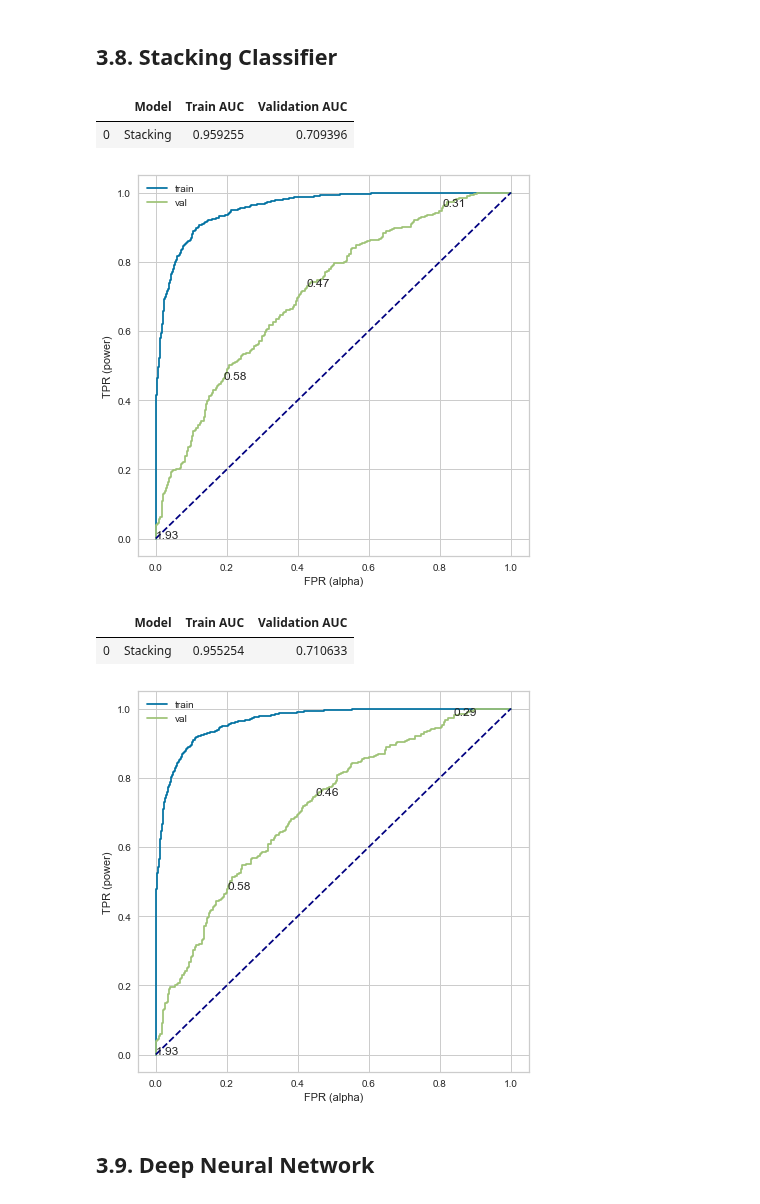
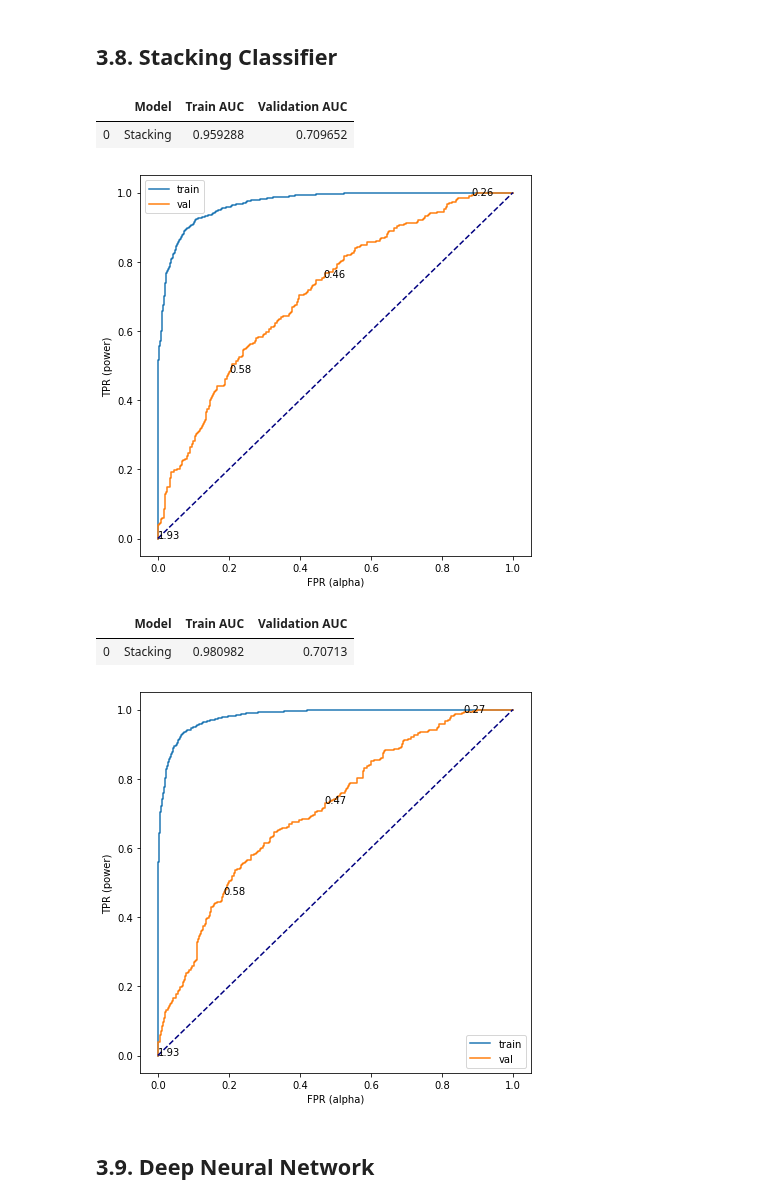
Before and after one commit to ravimalde/ufc_fight_predictor, a Jupyter notebook: modelling.ipynb, the cells around one changed output. Cells and saved outputs as stored; diff of their text form; code cells hidden in the pictures.

```diff
--- a/modelling.ipynb
+++ b/modelling.ipynb
@@ -48,7 +48,7 @@ warnings.filterwarnings("ignore")
 # %% [output]
 Using TensorFlow backend.
 # %%
-df = pd.read_csv('data/data_cleaned6.csv')
+df = pd.read_csv('data/data_cleaned.csv')
 # %% [markdown]
 The class distribution is checked to ensure that there is a balanced number of winners on both the fighter_x and fighter_y sides. This is already approximately a 50/50 split.
 # %%
@@ -244,19 +244,19 @@ stacking1 = Ensemble("Stacking", estimators, X_train, X_val, y_train, y_val)
 stacking1.ensemble_get_scores({}, skf)
 # %% [output]
 |  | Model | Train AUC | Validation AUC |
-| 0 | Stacking | 0.959255 | 0.709396 |
+| 0 | Stacking | 0.959288 | 0.709652 |
-[figure, old version]
+[figure, new version]
 # %%
 estimators = [('svm', svm1.best_model),
               ('rnd', rand_forr2.best_model),
               ('voting', voting.best_model)]
 stacking2 = Ensemble("Stacking", estimators, X_train, X_val, y_train, y_val)
 # %%
-stacking1.ensemble_get_scores({}, skf)
+stacking2.ensemble_get_scores({}, skf)
 # %% [output]
 |  | Model | Train AUC | Validation AUC |
-| 0 | Stacking | 0.955254 | 0.710633 |
+| 0 | Stacking | 0.980982 | 0.70713 |
-[figure, old version]
+[figure, new version]
 # %% [markdown]
 ## 3.9. Deep Neural Network
 # %%
```
Also changed, not shown: parts of 12 cells of this notebook, 8 other files.
